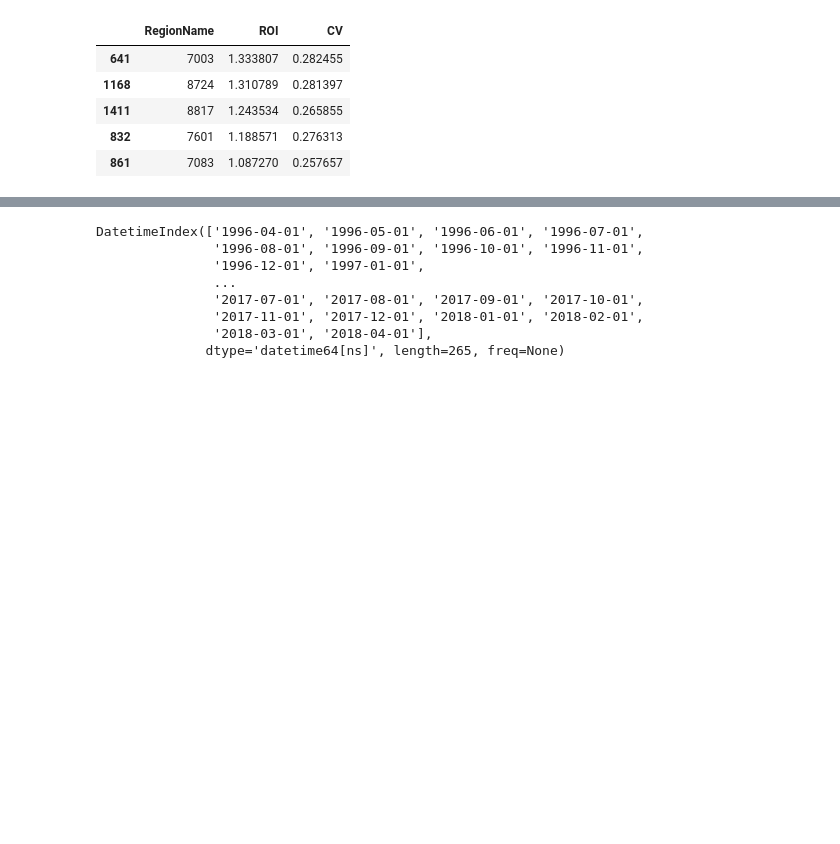
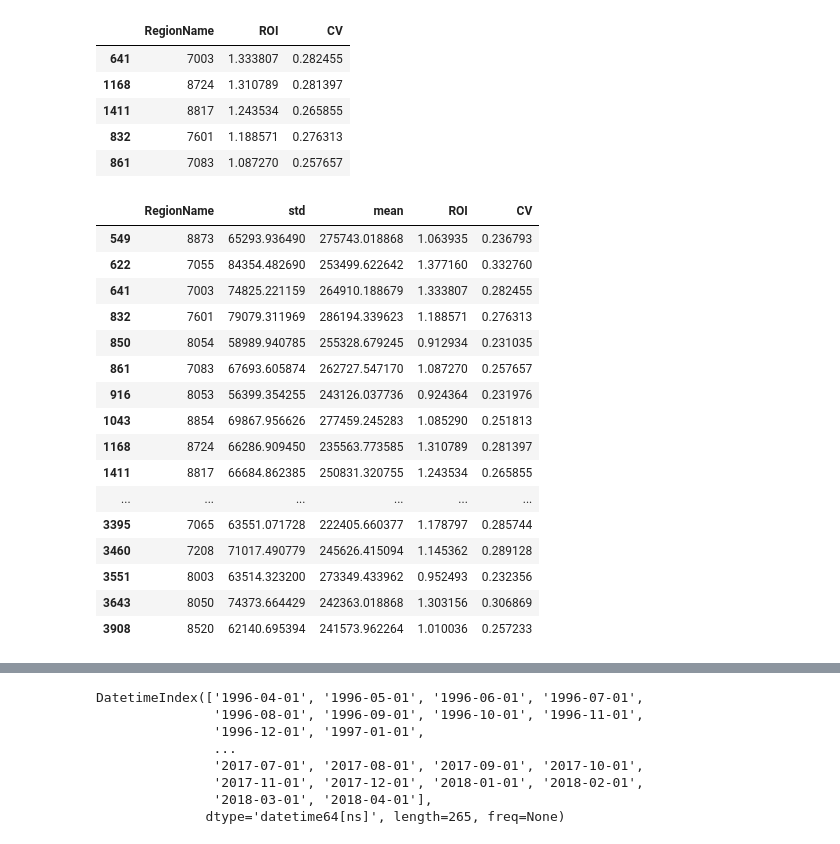
Before and after one commit to Eric-G-Romano/Real-Estate-Investment-Strategy, a Jupyter notebook: time-series/Time Series Project 4.ipynb, the cells around one changed output, grey strips where cells are left out. Saved outputs shown, nothing was run; the diff lists cells and outputs as text; code cells hidden in the pictures; blank space fills up the shorter version.

```diff
--- a/time-series/Time Series Project 4.ipynb
+++ b/time-series/Time Series Project 4.ipynb
@@ -203,6 +203,26 @@ See the caveats in the documentation: https://pandas.pydata.org/pandas-docs/stab
 | 1411 | 8817 | 1.243534 | 0.265855 |
 | 832 | 7601 | 1.188571 | 0.276313 |
 | 861 | 7083 | 1.087270 | 0.257657 |
+# %%
+ZC_pref[['RegionName','std','mean','ROI','CV']]
+# %% [output]
+|  | RegionName | std | mean | ROI | CV |
+| 549 | 8873 | 65293.936490 | 275743.018868 | 1.063935 | 0.236793 |
+| 622 | 7055 | 84354.482690 | 253499.622642 | 1.377160 | 0.332760 |
+| 641 | 7003 | 74825.221159 | 264910.188679 | 1.333807 | 0.282455 |
+| 832 | 7601 | 79079.311969 | 286194.339623 | 1.188571 | 0.276313 |
+| 850 | 8054 | 58989.940785 | 255328.679245 | 0.912934 | 0.231035 |
+| 861 | 7083 | 67693.605874 | 262727.547170 | 1.087270 | 0.257657 |
+| 916 | 8053 | 56399.354255 | 243126.037736 | 0.924364 | 0.231976 |
+| 1043 | 8854 | 69867.956626 | 277459.245283 | 1.085290 | 0.251813 |
+| 1168 | 8724 | 66286.909450 | 235563.773585 | 1.310789 | 0.281397 |
+| 1411 | 8817 | 66684.862385 | 250831.320755 | 1.243534 | 0.265855 |
+| ... | ... | ... | ... | ... | ... |
+| 3395 | 7065 | 63551.071728 | 222405.660377 | 1.178797 | 0.285744 |
+| 3460 | 7208 | 71017.490779 | 245626.415094 | 1.145362 | 0.289128 |
+| 3551 | 8003 | 63514.323200 | 273349.433962 | 0.952493 | 0.232356 |
+| 3643 | 8050 | 74373.664429 | 242363.018868 | 1.303156 | 0.306869 |
+| 3908 | 8520 | 62140.695394 | 241573.962264 | 1.010036 | 0.257233 |
 # %%
 def get_datetimes(df):
     return pd.to_datetime(df.columns.values[1:], format='%Y-%m')
```
Also changed, not shown: 1 other file.
